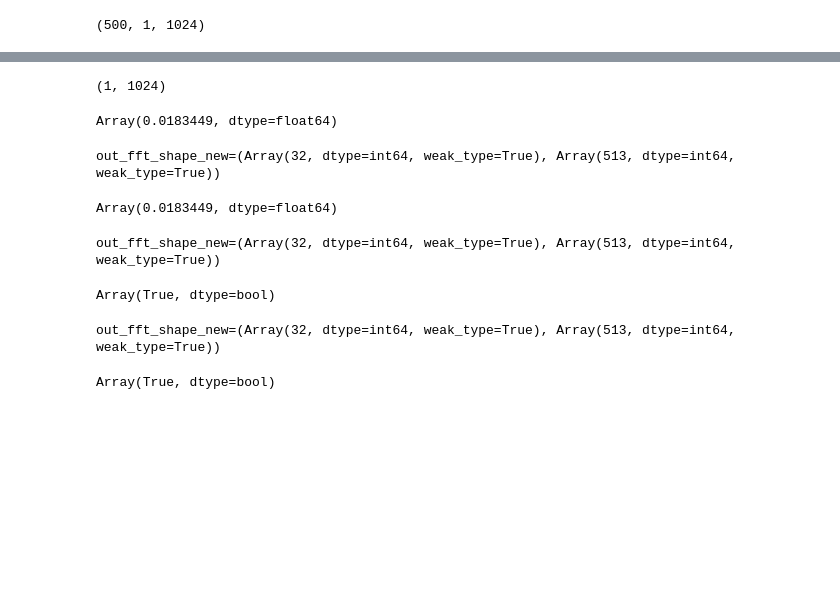
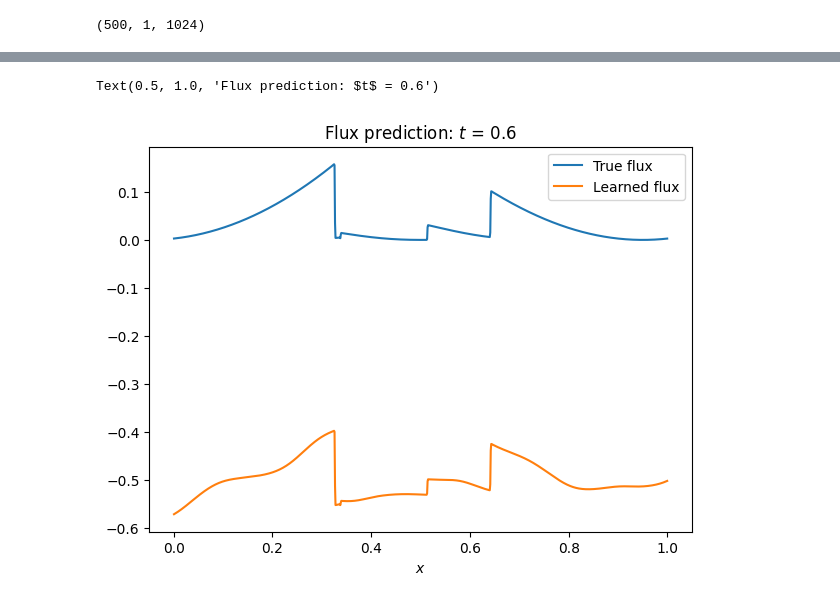
Before and after one commit to xx257xx/CONTEXT_FLUX_NO, a Jupyter notebook: notebooks/data_generation/burgers_1D.ipynb, the cells around one changed output, grey strips where cells are left out. Cells and saved outputs as stored; diff of their text form; code cells hidden in the pictures; blank space fills up the shorter version.

```diff
--- a/notebooks/data_generation/burgers_1D.ipynb
+++ b/notebooks/data_generation/burgers_1D.ipynb
@@ -283,36 +344,15 @@ ax.legend()
 # %%
-sol[time_idx][0:1].shape
+time_idx = 100
+f_pred = model.physical_flux(sol[time_idx])
+f_true = 0.5 * sol[time_idx] ** 2
+fig, ax = plt.subplots(1, 1, figsize=(7, 5))
+ax.plot(data_array.x, f_true[0], label="True flux")
+ax.plot(data_array.x, f_pred[0], label="Learned flux")
+ax.legend()
+ax.set_xlabel("$x$")
+ax.set_title(
+    f"Flux prediction: $t$ = {time_idx * float(data_array.t[1] - data_array.t[0])}"
+)
 # %% [output]
-(1, 1024)
+Text(0.5, 1.0, 'Flux prediction: $t$ = 0.6')
+[figure, added]
-# %%
-from context_flux_no.nn.fourier import (
-    SpectralConv1D,
-    SpectralConv1D as SpectralConv1D_new,
-)
-
-
-time_idx = 1000
-conv1 = SpectralConv1D(1, 32, 15, key=jax.random.key(0))
-conv2 = SpectralConv1D_new(1, 32, 15, key=jax.random.key(0))
-
-jnp.max(conv1(sol[time_idx][0:1]))
-# %% [output]
-Array(0.0183449, dtype=float64)
-# %%
-jnp.max(conv2(sol[time_idx][0:1]))
-# %% [output]
-out_fft_shape_new=(Array(32, dtype=int64, weak_type=True), Array(513, dtype=int64, weak_type=True))
-Array(0.0183449, dtype=float64)
-# %%
-jnp.all(conv1(sol[time_idx][0:1]) == conv2(sol[time_idx][0:1]))
-# %% [output]
-out_fft_shape_new=(Array(32, dtype=int64, weak_type=True), Array(513, dtype=int64, weak_type=True))
-Array(True, dtype=bool)
-# %%
-jnp.all(
-    jax.grad(lambda x: jnp.mean(conv1(x)))(sol[time_idx][0:1])
-    == jax.grad(lambda x: jnp.mean(conv2(x)))(sol[time_idx][0:1])
-)
-# %% [output]
-out_fft_shape_new=(Array(32, dtype=int64, weak_type=True), Array(513, dtype=int64, weak_type=True))
-Array(True, dtype=bool)
```
Also changed, not shown: parts of 16 cells of this notebook, 4 other files.
